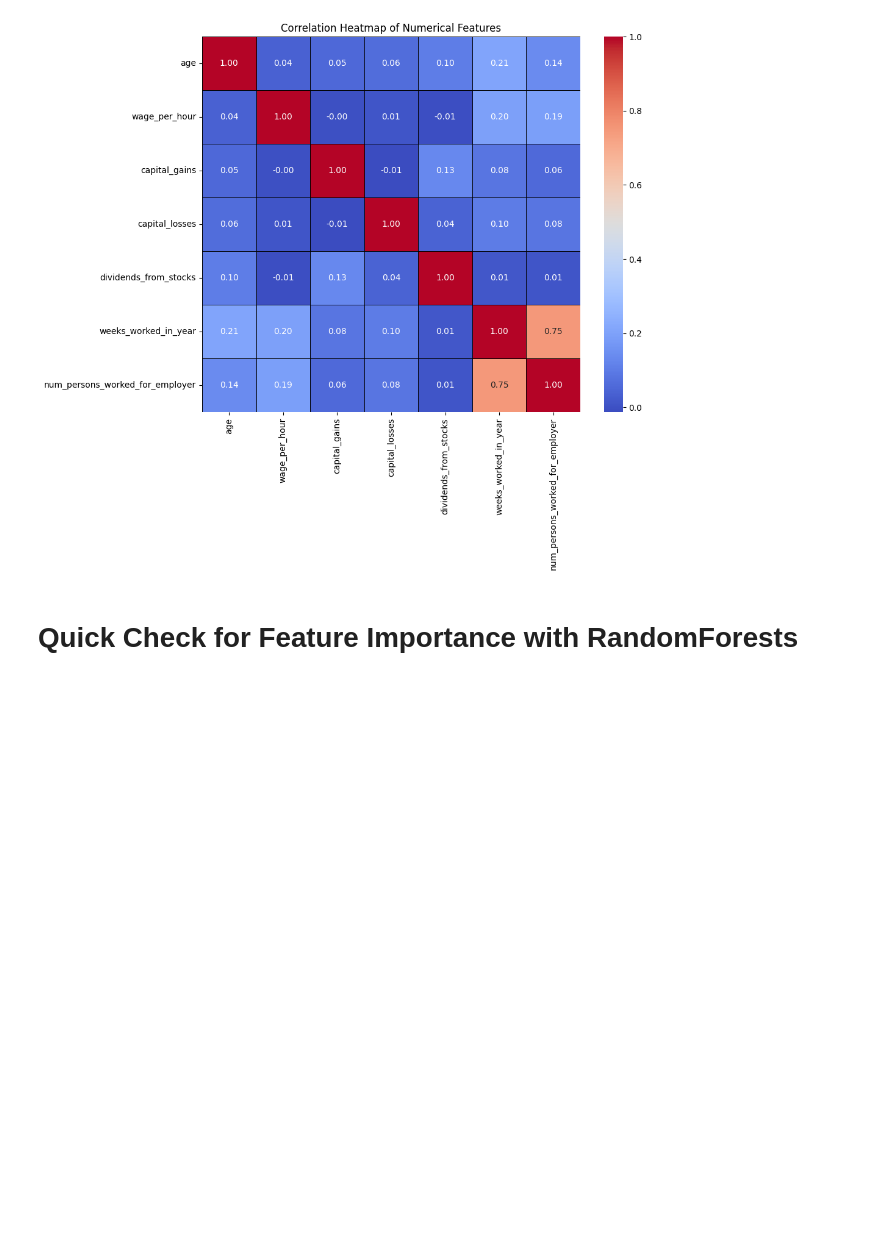
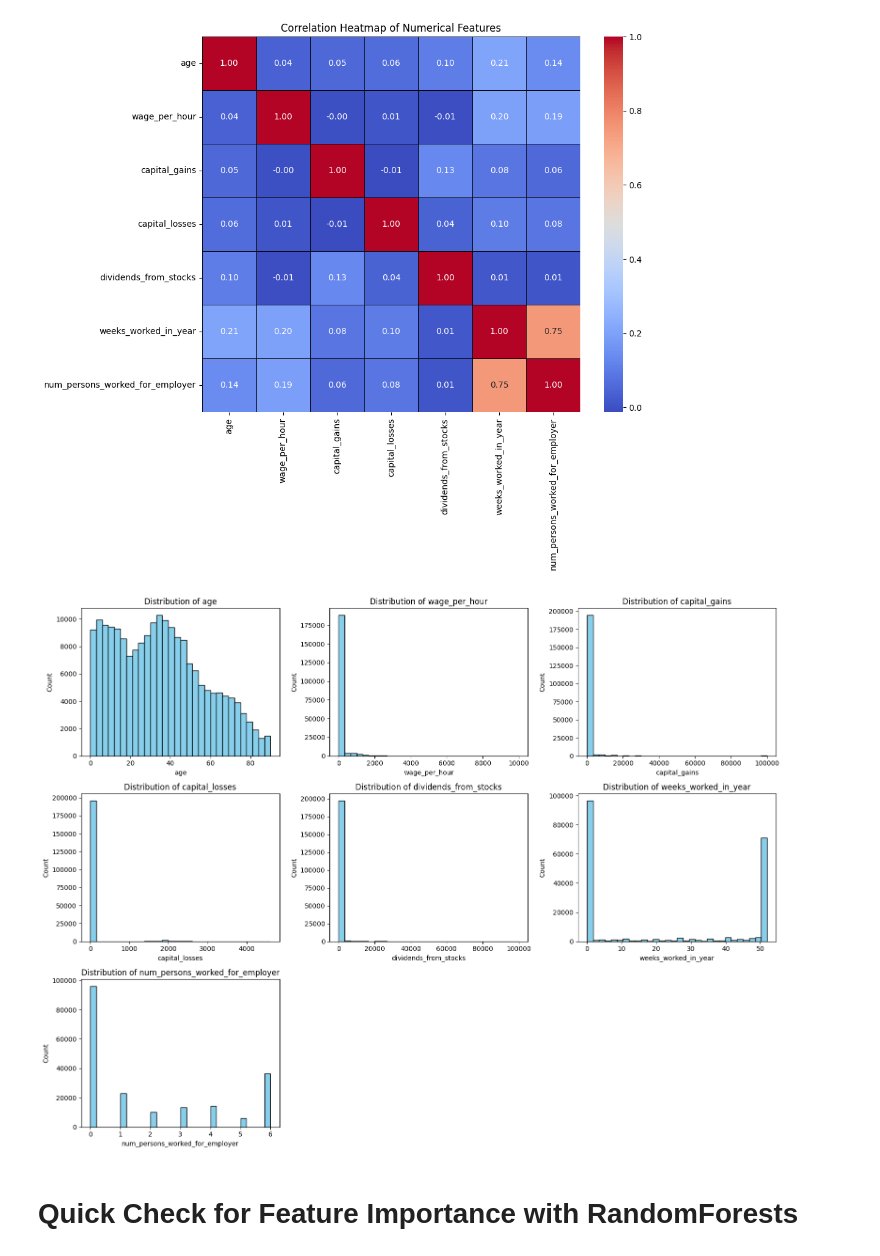
Before and after one commit to vikrampande7/census-classification-segmentation, a Jupyter notebook: EDA.ipynb, the cells around one changed output. Cells and saved outputs as stored; diff of their text form; code cells hidden in the pictures; blank space fills up the shorter version.

```diff
--- a/EDA.ipynb
+++ b/EDA.ipynb
@@ -270,6 +270,20 @@ plt.show()
 # If any two features are highly correlated, we can drop them but in this case it is not necessary
 # %% [output]
 [figure]
+# %%
+plt.figure(figsize=(16, 12))
+for i, col in enumerate(numerical_cols, 1):
+    plt.subplot(3, 3, i)
+    plt.hist(file[col], bins=30, color='skyblue', edgecolor='black')
+    plt.title(f'Distribution of {col}')
+    plt.xlabel(col)
+    plt.ylabel('Count')
+plt.tight_layout()
+plt.show()
+
+# Data is highly skewed for a few columns, but while modeling if TreeBasedModels are used, scaling will not be required, but if LogisticRegression is used, we might need to scale down features in a specific range
+# %% [output]
+[figure, added]
 # %% [markdown]
 # Quick Check for Feature Importance with RandomForests
 # %%
```
